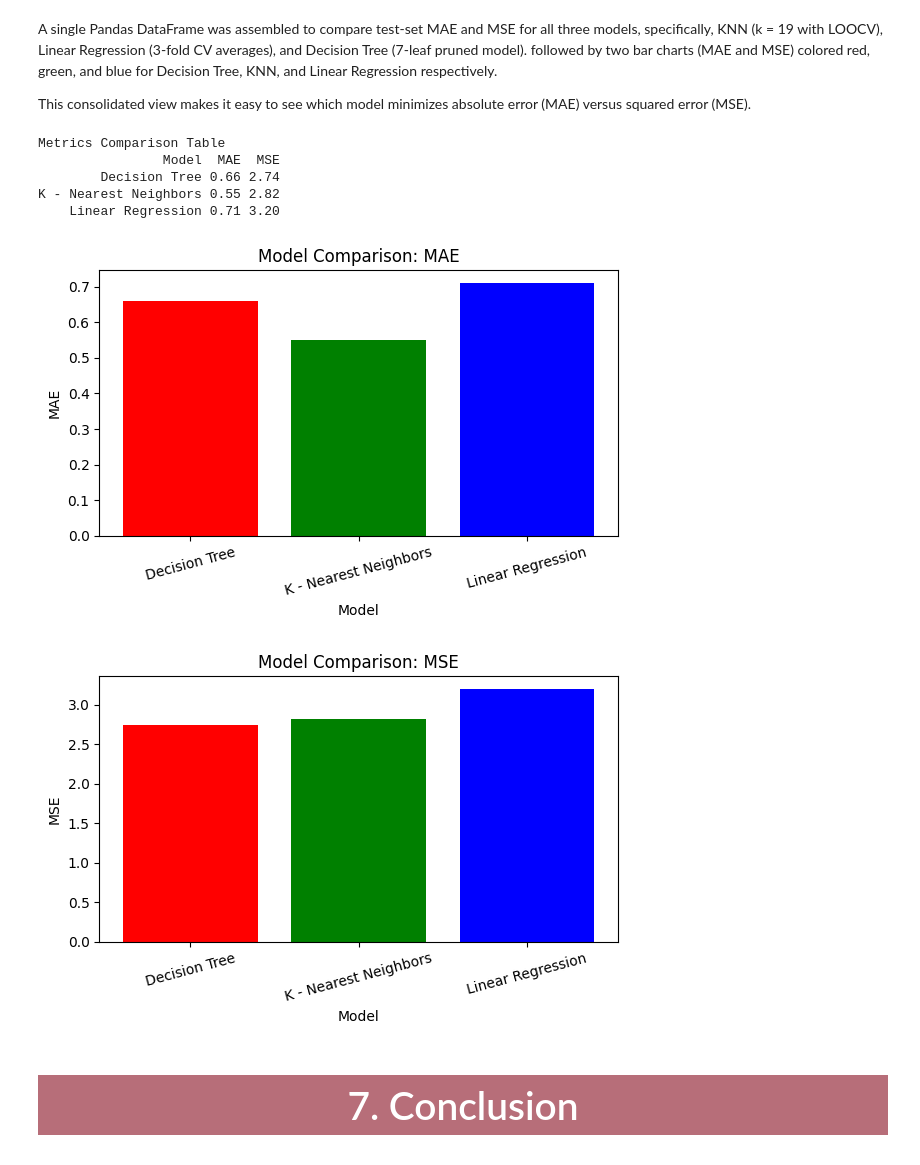
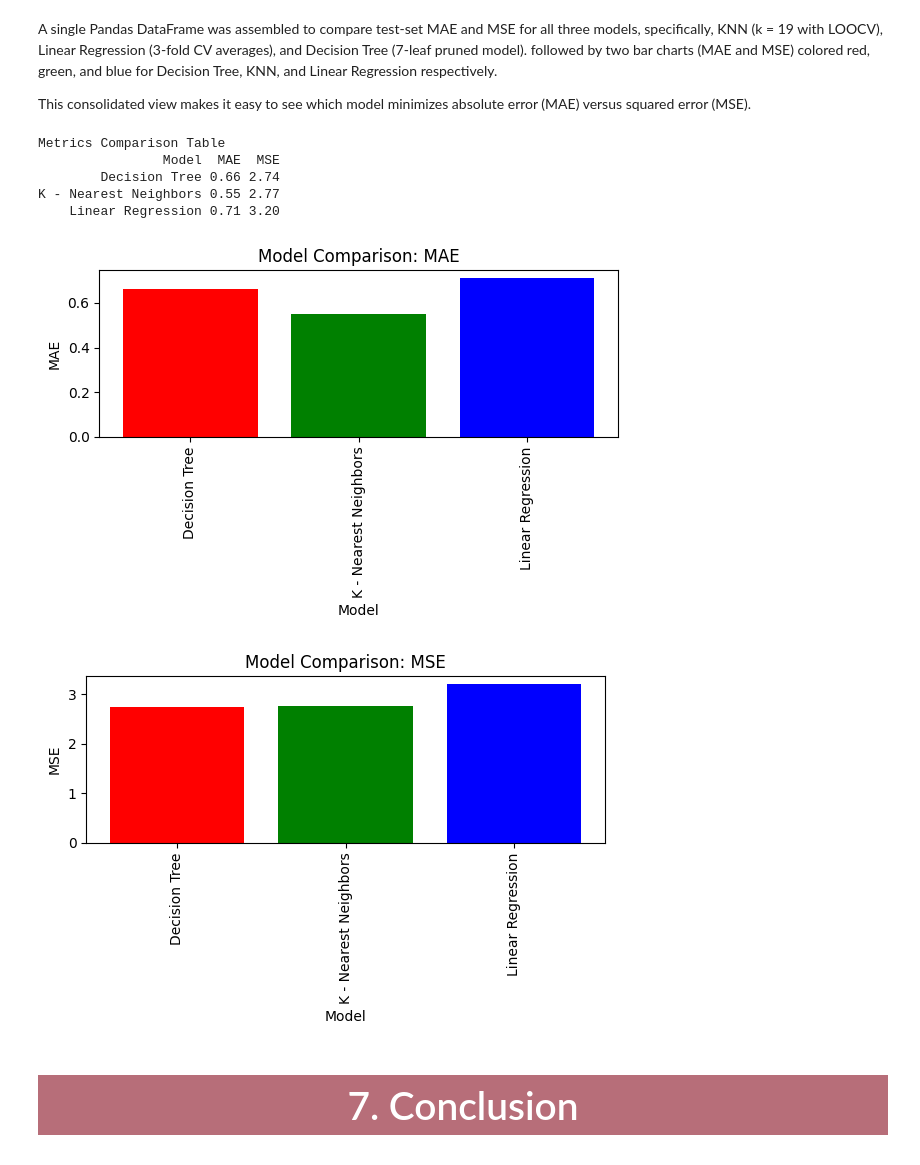
Before and after one commit to Assyl99/RR_project, a Jupyter notebook: Regression_Video_Games.ipynb, the cells around one changed output. Drawn from its saved outputs; the diff is of its cells as text; code cells hidden in the pictures.

```diff
--- a/Regression_Video_Games.ipynb
+++ b/Regression_Video_Games.ipynb
@@ -1361,39 +1380,39 @@ results = pd.DataFrame({
         "Linear Regression"
     ],
     "MAE": [0.66, 0.55, 0.71],
-    "MSE": [2.74, 2.82, 3.20]
+    "MSE": [2.74, 2.77, 3.20]
 })
 print("Metrics Comparison Table")
 print(results.to_string(index=False))
 
 
 #MAE comparison
 plt.figure(figsize=(6, 4))
 plt.bar(results['Model'], results['MAE'], color=['red', 'green', 'blue'])
 plt.title('Model Comparison: MAE')
 plt.xlabel('Model')
 plt.ylabel('MAE')
-plt.xticks(rotation=15)
+plt.xticks(rotation=90)
 plt.tight_layout()
 plt.show()
 
 #MSE comparison
 plt.figure(figsize=(6, 4))
 plt.bar(results['Model'], results['MSE'], color=['red', 'green', 'blue'])
 plt.title('Model Comparison: MSE')
 plt.xlabel('Model')
 plt.ylabel('MSE')
-plt.xticks(rotation=15)
+plt.xticks(rotation=90)
 plt.tight_layout()
 plt.show()
 # %% [output]
 Metrics Comparison Table
                 Model  MAE  MSE
         Decision Tree 0.66 2.74
-K - Nearest Neighbors 0.55 2.82
+K - Nearest Neighbors 0.55 2.77
     Linear Regression 0.71 3.20
-[figure, old version]
+[figure, new version]
-[figure, old version]
+[figure, new version]
 # %% [markdown]
 # <p> <center style="background-color:#b76e79;font-family:Palatino Linotype;color:white;font-size:150%;text-align:center;border-radius:0px;padding:10px"> 7. Conclusion  </center></p>
 # %% [markdown]
```
Also changed, not shown: parts of 24 cells of this notebook, 3 other files.
